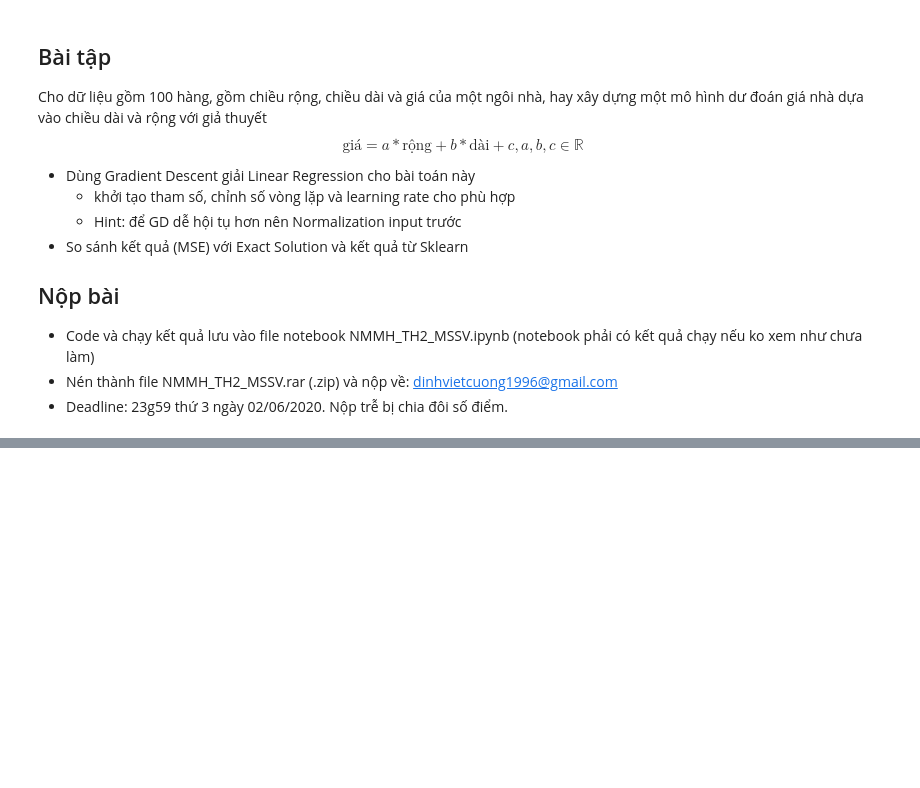
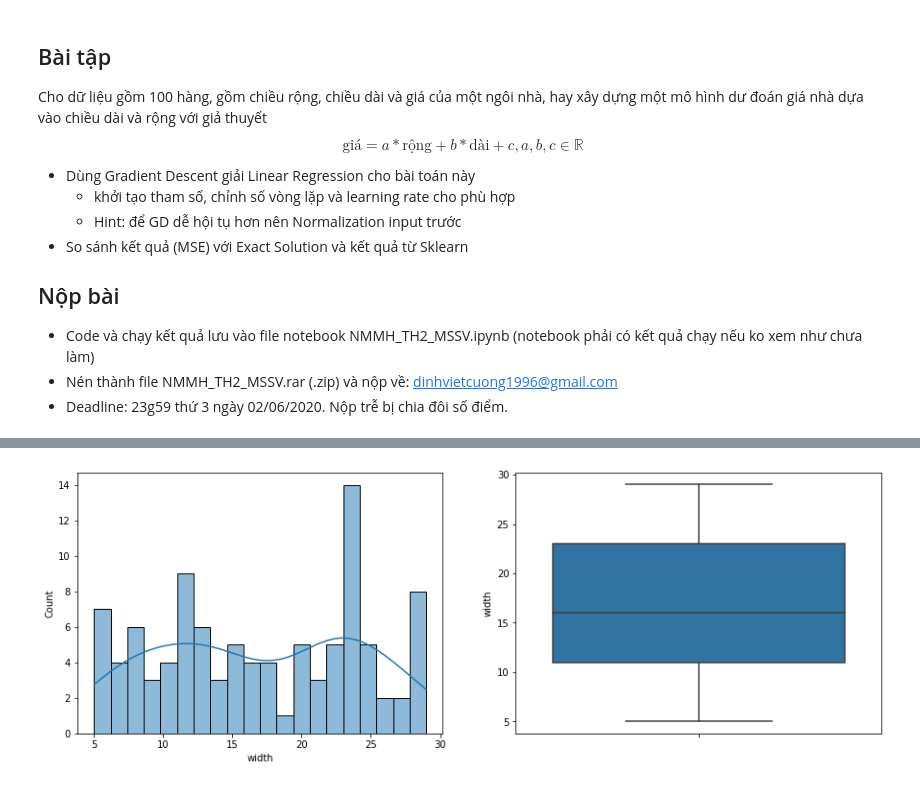
Before and after one commit to nhutnamhcmus/lab-machine-learning-solution, a Jupyter notebook: Lab02/Lab02.ipynb, the cells around one changed output, grey strips where cells are left out. Cells and saved outputs as stored; diff of their text form; code cells hidden in the pictures; blank space fills up the shorter version.

```diff
--- a/Lab02/Lab02.ipynb
+++ b/Lab02/Lab02.ipynb
@@ -361,0 +316,7 @@ University of Science, VNU Department of Computer Science Author: Nhut - Nam Le
+# %%
+width_fig, width_axs = plt.subplots(ncols = 2, figsize=(15, 5))
+sns.histplot(house_price['width'], kde=True, bins=20,  ax=width_axs[0])
+sns.boxplot(y=house_price['width'], orient='v' ,ax=width_axs[1])
+plt.show()
+# %% [output]
+[figure, added]
```
Also changed, not shown: parts of 42 cells of this notebook.
